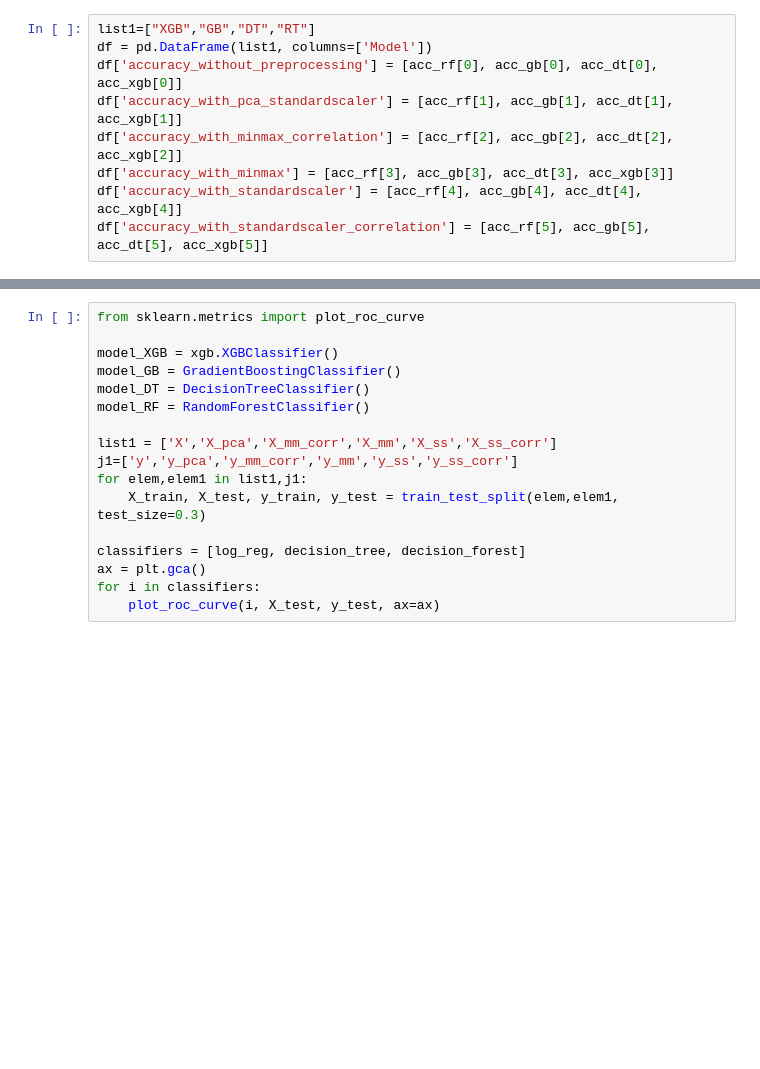
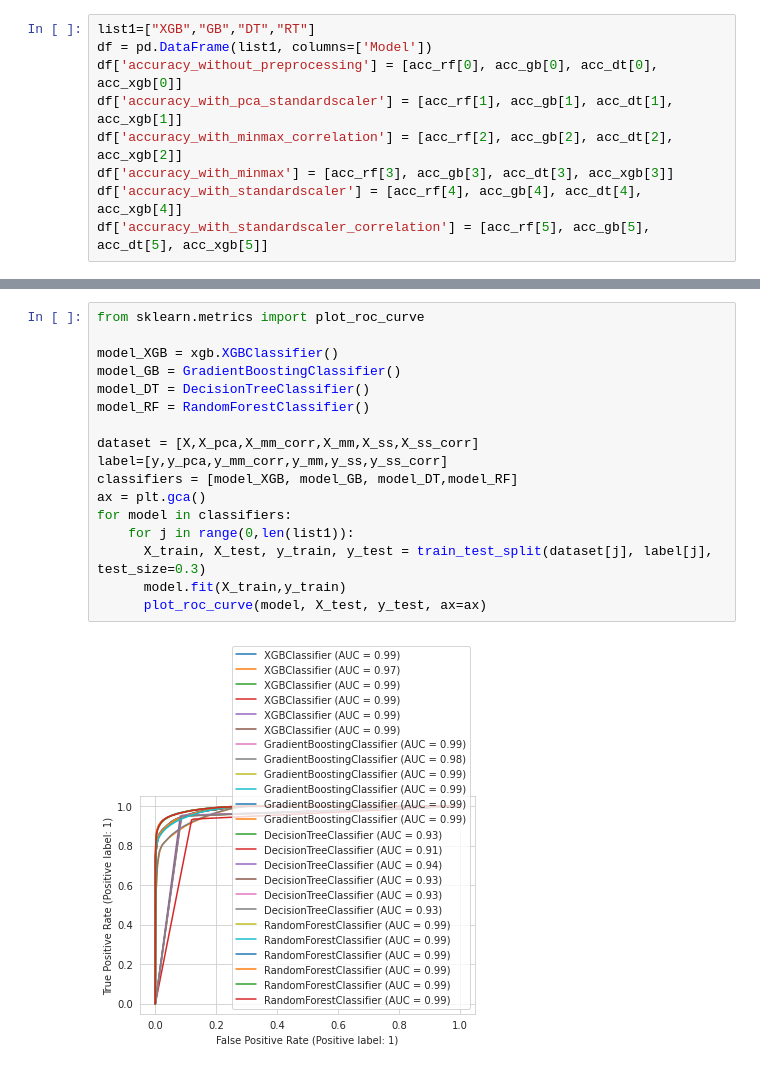
Before and after one commit to divyaKh/CMPE255Project, a Jupyter notebook: 4.ML_Models/Final_notebook.ipynb, the cells around one changed output, grey strips where cells are left out. Drawn from its saved outputs; the diff is of its cells as text; blank space fills up the shorter version.

Commit message:
Add ROC curve combined for all Models

```diff
--- a/4.ML_Models/Final_notebook.ipynb
+++ b/4.ML_Models/Final_notebook.ipynb
@@ -1210,17 +1210,19 @@ df
 # %%
 from sklearn.metrics import plot_roc_curve
 
 model_XGB = xgb.XGBClassifier()
 model_GB = GradientBoostingClassifier()
 model_DT = DecisionTreeClassifier()
 model_RF = RandomForestClassifier()
 
-list1 = ['X','X_pca','X_mm_corr','X_mm','X_ss','X_ss_corr']
-j1=['y','y_pca','y_mm_corr','y_mm','y_ss','y_ss_corr']
-for elem,elem1 in list1,j1:
-    X_train, X_test, y_train, y_test = train_test_split(elem,elem1, test_size=0.3)
-
-classifiers = [log_reg, decision_tree, decision_forest]
+dataset = [X,X_pca,X_mm_corr,X_mm,X_ss,X_ss_corr]
+label=[y,y_pca,y_mm_corr,y_mm,y_ss,y_ss_corr]
+classifiers = [model_XGB, model_GB, model_DT,model_RF]
 ax = plt.gca()
-for i in classifiers:
-    plot_roc_curve(i, X_test, y_test, ax=ax)
+for model in classifiers:
+    for j in range(0,len(list1)):
+      X_train, X_test, y_train, y_test = train_test_split(dataset[j], label[j], test_size=0.3)
+      model.fit(X_train,y_train)
+      plot_roc_curve(model, X_test, y_test, ax=ax)
+# %% [output]
+[figure, added]
```
